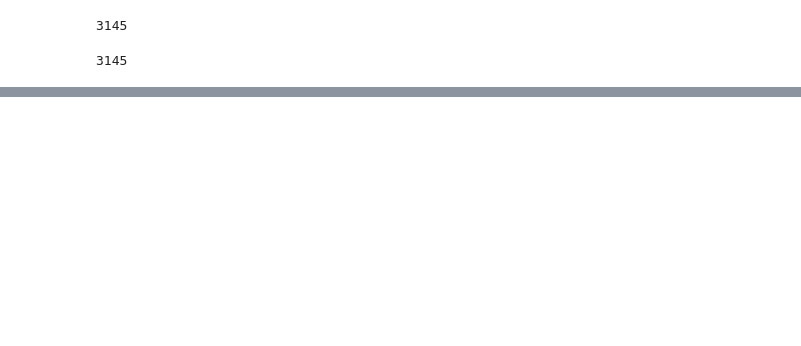
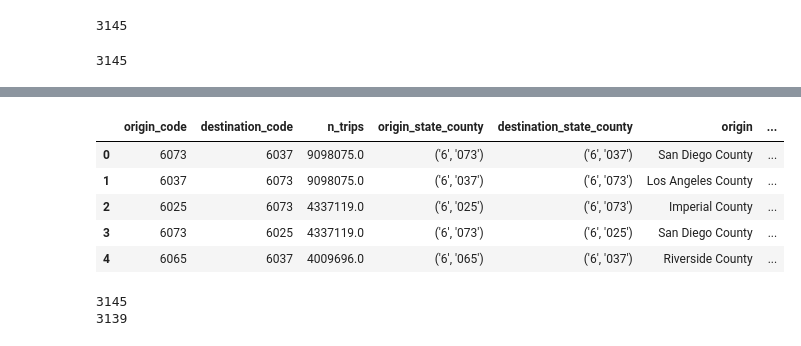
Before and after one commit to taylor-curran/vrb-know, a Jupyter notebook: data/travel_revenue/reformatting_trip_data.ipynb, the cells around one changed output, grey strips where cells are left out. Saved outputs shown, nothing was run; the diff lists cells and outputs as text; code cells hidden in the pictures; blank space fills up the shorter version.

```diff
--- a/data/travel_revenue/reformatting_trip_data.ipynb
+++ b/data/travel_revenue/reformatting_trip_data.ipynb
@@ -95,0 +80,33 @@ state_dest_codes
+# %%
+# Destination
+dest_full = []
+for i, row in trips.iterrows():
+    dest_full.append(str(row[7]) + ', ' + str(row[10]))
+trips.insert(12, 'dest_full', dest_full)
+# %%
+# Origin
+orig_full = []
+for i, row in trips.iterrows():
+    orig_full.append(str(row[6]) + ', ' + str(row[11]))
+
+trips.insert(13, 'orig_full', orig_full)
+# %%
+# rename unnamed column
+trips['original_id'] = trips['Unnamed: 0']
+trips = trips.drop('Unnamed: 0', axis=1)
+# %%
+trips.head()
+# %% [output]
+|  | origin_code | destination_code | n_trips | origin_state_county | destination_state_county | origin | ... |
+| 0 | 6073 | 6037 | 9098075.0 | ('6', '073') | ('6', '037') | San Diego County | ... |
+| 1 | 6037 | 6073 | 9098075.0 | ('6', '037') | ('6', '073') | Los Angeles County | ... |
+| 2 | 6025 | 6073 | 4337119.0 | ('6', '025') | ('6', '073') | Imperial County | ... |
+| 3 | 6073 | 6025 | 4337119.0 | ('6', '073') | ('6', '025') | San Diego County | ... |
+| 4 | 6065 | 6037 | 4009696.0 | ('6', '065') | ('6', '037') | Riverside County | ... |
+# %%
+# TODO: Why are these not equal?
+print(trips['destination_code'].nunique())
+print(trips['dest_full'].nunique())
+# %% [output]
+3145
+3139
```
Also changed, not shown: parts of 18 cells of this notebook, 7 other files.
